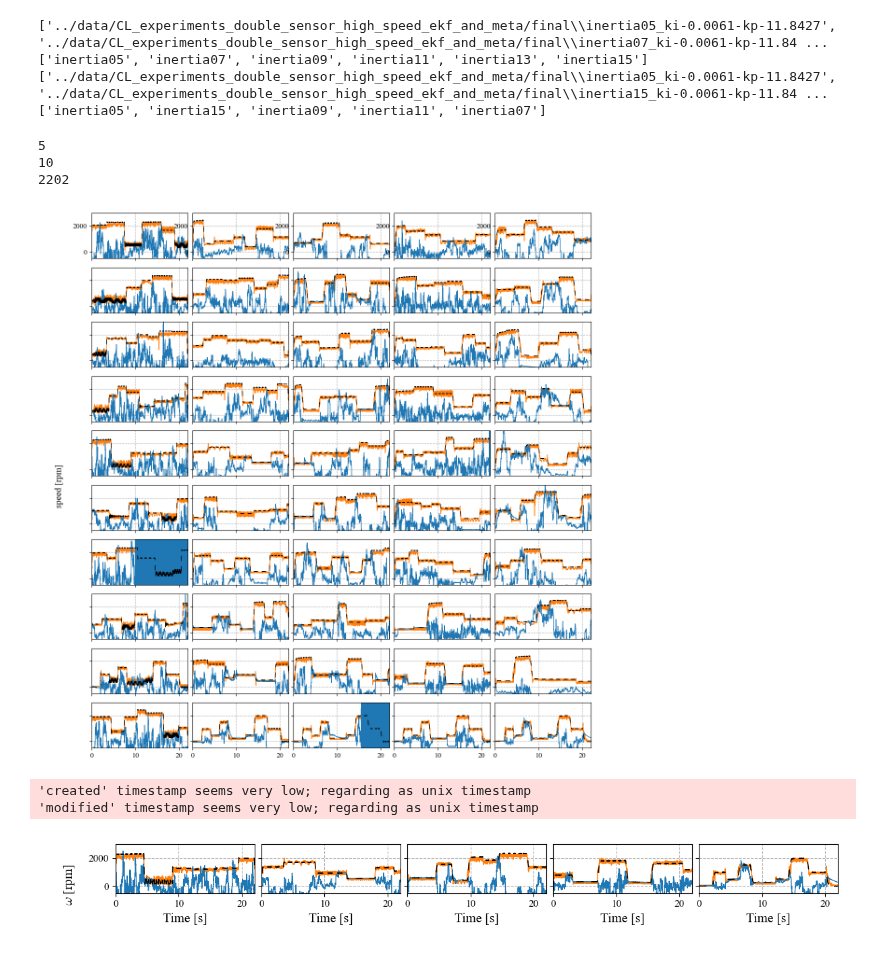
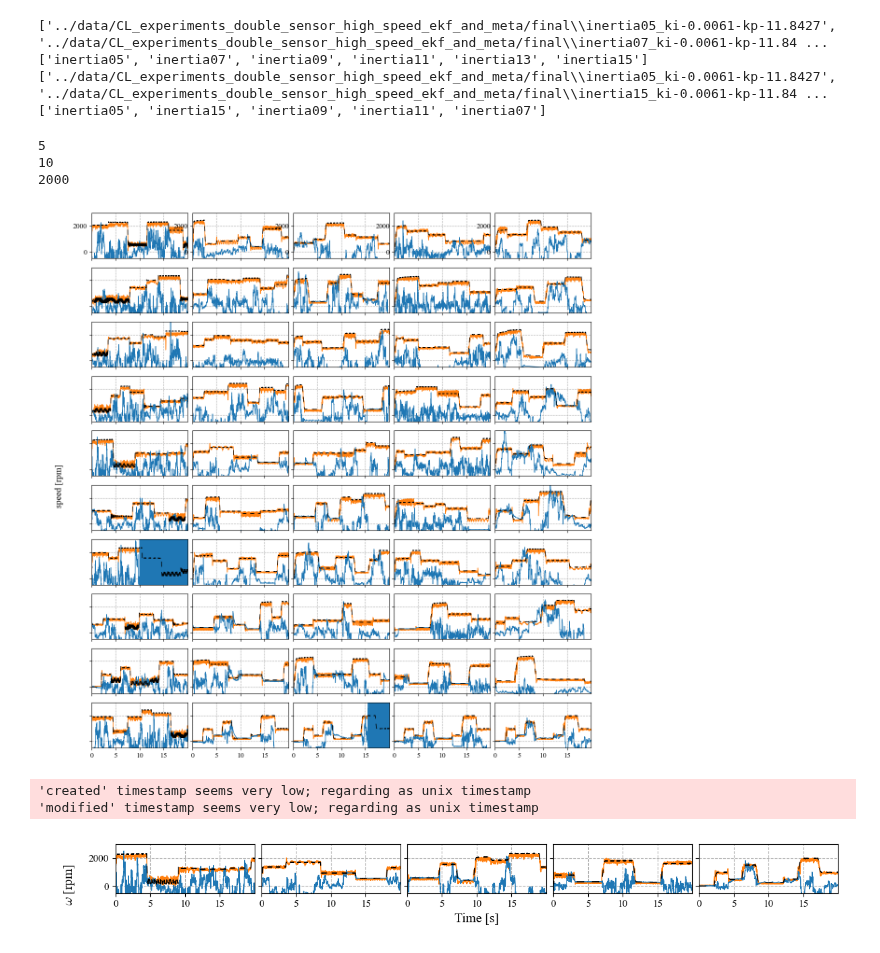
Before and after one commit to buswayne/in-context-bldc, a Jupyter notebook: speed_estimator/figures_high_speed.ipynb, the cells around one changed output. Cells and saved outputs as stored; diff of their text form; code cells hidden in the pictures.

Commit message:
final figure changes

```diff
--- a/speed_estimator/figures_high_speed.ipynb
+++ b/speed_estimator/figures_high_speed.ipynb
@@ -68,9 +68,9 @@ for exp_idx in range(len(list_of_folders)):
     for file in csv_list:
 
         df = pd.read_csv(file)
-        profile_config_real.append(df["omega"].to_numpy())
-        profile_config_meta.append(df["omega_meta"].to_numpy())
-        profile_config_ekf.append(df["omega_ekf"].to_numpy())
+        profile_config_real.append(df["omega"].to_numpy()[0:2000])
+        profile_config_meta.append(df["omega_meta"].to_numpy()[0:2000])
+        profile_config_ekf.append(df["omega_ekf"].to_numpy()[0:2000])
 
     profile_list_real.append(  np.row_stack(profile_config_real)    )
     profile_list_meta.append(  np.row_stack(profile_config_meta)    )
@@ -78,7 +78,7 @@ for exp_idx in range(len(list_of_folders)):
     # print(np.row_stack(profile_config_real).shape)
 
 # print(rmse_list_meta)
-
+time = df['t'].to_numpy()[0:2000]
 
 profile_full_real = np.stack(profile_list_real)
 profile_full_meta = np.stack(profile_list_meta)
@@ -90,38 +90,38 @@ print(exp_length)
 # %% [output]
 5
 10
-2202
+2000
 # %%
 fig, axes = plt.subplots(10, config_number, figsize=(12, 12), sharex=True)
 
 index_exp_list = [0,0,0,0,0,0]
 
 for config_idx in range(config_number):
 # for config_idx in range(1):
 
     for exp_i in range(exp_number):
 
 
-        axes[exp_i,config_idx].plot(df["t"],profile_full_meta[config_idx,exp_i,:], label=r"$\hat{\omega}_{\mathcal{F}}$", color="tab:orange", linewidth = 1)
-        axes[exp_i,config_idx].plot(df["t"],profile_full_ekf[config_idx,exp_i,:], label=r"$\hat{\omega}_{EKF}$", color="tab:blue", linewidth = 1)
-        axes[exp_i,config_idx].plot(df["t"],profile_full_real[config_idx,exp_i,:], label=r"$\omega$", color="k", linestyle=(0, (8, 8)), linewidth = 1)
+        axes[exp_i,config_idx].plot(time,profile_full_meta[config_idx,exp_i,:], label=r"$\hat{\omega}_{\mathcal{F}}$", color="tab:orange", linewidth = 1)
+        axes[exp_i,config_idx].plot(time,profile_full_ekf[config_idx,exp_i,:], label=r"$\hat{\omega}_{EKF}$", color="tab:blue", linewidth = 1)
+        axes[exp_i,config_idx].plot(time,profile_full_real[config_idx,exp_i,:], label=r"$\omega$", color="k", linestyle=(0, (8, 8)), linewidth = 1)
         axes[exp_i,config_idx].set_ylim([-500, 3000])
         if exp_i != 0:
             axes[exp_i,config_idx].set_yticklabels([])
         # elif axis_col == 1:
         #     axes[axis_row,axis_col].set_ylabel("Speed [RPM]")
 
 
 plt.tight_layout(rect=[0.05, 0, 1, 1])
 # plt.tight_layout()
 plt.subplots_adjust(wspace=0.05, hspace=0.2)
 fig.text(0.03, 0.5, 'speed [rpm]', va='center', rotation='vertical', fontsize=14)
 
 
 # plt.savefig("figures\\gridplot.pdf", dpi=300)
 plt.show()
 # %% [output]
-[figure, old version]
+[figure, new version]
 # %%
 fig, axes = plt.subplots(1, 5, figsize=(12, 1.5), sharex=True)
 
@@ -133,17 +133,17 @@ for config_idx in range(config_number):
     # axis_col = config_idx%3
 
 
-    axes[config_idx].plot(df["t"],profile_full_meta[config_idx,index_exp_list[config_idx],:], label=r"$\hat{\omega}_{\mathcal{F}}$", color="tab:orange", linewidth = 1)
-    axes[config_idx].plot(df["t"],profile_full_ekf[config_idx,index_exp_list[config_idx],:], label=r"$\hat{\omega}_{EKF}$", color="tab:blue", linewidth = 1)
-    axes[config_idx].plot(df["t"],profile_full_real[config_idx,index_exp_list[config_idx],:], label=r"$\omega$", color="k", linestyle=(0, (8, 8)), linewidth = 1)
+    axes[config_idx].plot(time,profile_full_meta[config_idx,index_exp_list[config_idx],:], label=r"$\hat{\omega}_{\mathcal{F}}$", color="tab:orange", linewidth = 1)
+    axes[config_idx].plot(time,profile_full_ekf[config_idx,index_exp_list[config_idx],:], label=r"$\hat{\omega}_{EKF}$", color="tab:blue", linewidth = 1)
+    axes[config_idx].plot(time,profile_full_real[config_idx,index_exp_list[config_idx],:], label=r"$\omega$", color="k", linestyle=(0, (8, 8)), linewidth = 1)
     axes[config_idx].set_ylim([-500, 3000])
     if config_idx != 0:
         axes[config_idx].set_yticklabels([])
-    axes[config_idx].set_xlabel("Time [s]")
     # elif axis_col == 1:
     #     axes[axis_row,axis_col].set_ylabel("Speed [RPM]")
 
 
+axes[2].set_xlabel("Time [s]")
 plt.tight_layout(rect=[0.05, 0, 1, 1])
 # plt.tight_layout()
 plt.subplots_adjust(wspace=0.05, hspace=0.2)
@@ -155,4 +155,4 @@ plt.show()
 # %% [output]
 'created' timestamp seems very low; regarding as unix timestamp
 'modified' timestamp seems very low; regarding as unix timestamp
-[figure, old version]
+[figure, new version]
```
Also changed, not shown: 7 other files.
